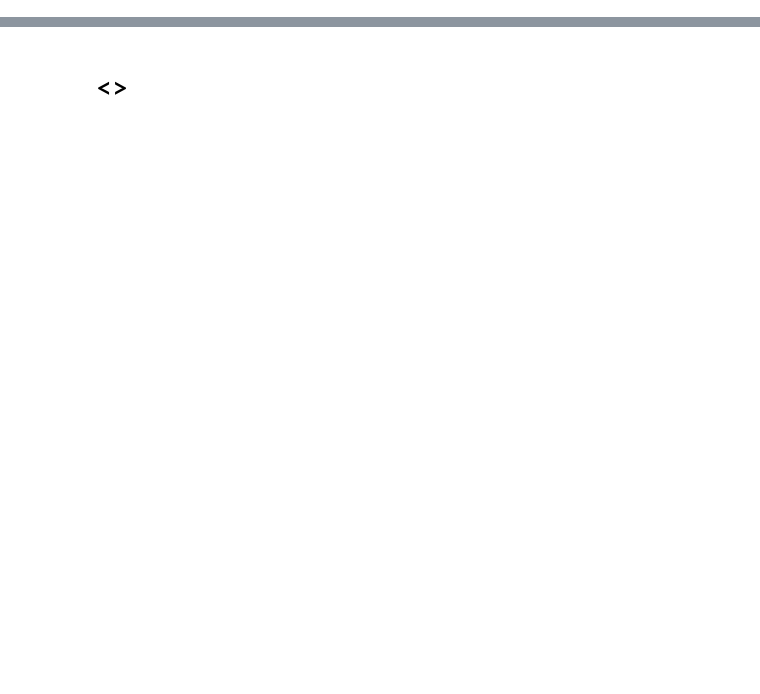
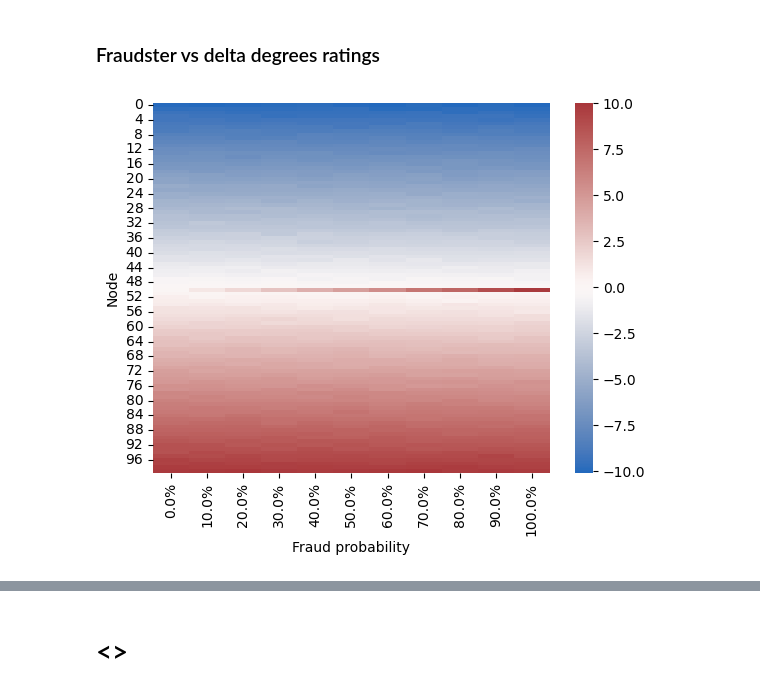
Before and after one commit to PierrickLeroy/mma-graph, a Jupyter notebook: synthetic.ipynb, the cells around one changed output, grey strips where cells are left out. Saved outputs shown, nothing was run; the diff lists cells and outputs as text; code cells hidden in the pictures; blank space fills up the shorter version.

```diff
--- a/synthetic.ipynb
+++ b/synthetic.ipynb
@@ -9,0 +12,17 @@ import pandas as pd
+# %%
+def power_law(x, a=1):
+    return (1/x)**a
+# %%
+N = 100
+P = 10/N
+DISTRIBUTION = uniform
+FRAUD_PROBABILITY = 0.9
+FRAUDSTER_INDEX = round(N/2)
+FRAUDSTER_STRENGTH = None  # or DISTRIBUTION.expect()
+
+G = ap.generate_network(n=N, p=P, distribution=DISTRIBUTION,
+                        strength_scheme=True, iterations=10000, decreasing_function=lambda u : power_law(u, 3),
+                        fraud=False, fraudster_index=FRAUDSTER_INDEX, fraudster_strength=FRAUDSTER_STRENGTH, fraud_probability=FRAUD_PROBABILITY)
+nx.set_node_attributes(G, {k:{"delta_degrees_in_out":v} for k, v in dict(pd.Series(dict(G.in_degree())) - pd.Series(dict(G.out_degree()))).items()})
+nx.set_node_attributes(G, {k:{"pr":v} for k,v in nx.pagerank(G).items()})
+nx.write_gexf(G, "gephi_viz/synthetic.gexf")
@@ -9,0 +32,24 @@ import pandas as pd
+# %% [markdown]
+### Fraudster vs delta degrees ratings
+# %%
+N = 100
+DISTRIBUTION = uniform
+P = 10/N
+FRAUDSTER_INDEX = round(N/2)
+FRAUDSTER_STRENGTH = None  # or DISTRIBUTION.expect()
+
+list_fraud_probabilities = [round(x,2) for x in list(np.linspace(0,1,11))]
+list_series_delta_degrees = []
+for proba in list_fraud_probabilities:
+    l = []
+    for _ in range(1000):
+        G = ap.generate_network(n=N, p=P, distribution=DISTRIBUTION, fraudster_index=FRAUDSTER_INDEX, fraudster_strength=FRAUDSTER_STRENGTH,
+                                fraud_probability=proba)
+        l.append(pd.Series(dict(pd.Series(dict(G.in_degree())) - pd.Series(dict(G.out_degree())))).sort_index())
+    list_series_delta_degrees.append(pd.concat(l, axis=1).mean(axis=1).sort_index())
+# %%
+sns.heatmap(pd.concat(list_series_delta_degrees, axis=1).values,
+            cmap=sns.color_palette("vlag", as_cmap=True),
+            xticklabels=[f"{100*x}%" for x in list_fraud_probabilities]).set(xlabel='Fraud probability', ylabel='Node');
+# %% [output]
+[figure, added]
```
Also changed, not shown: parts of 15 cells of this notebook, 3 other files.
